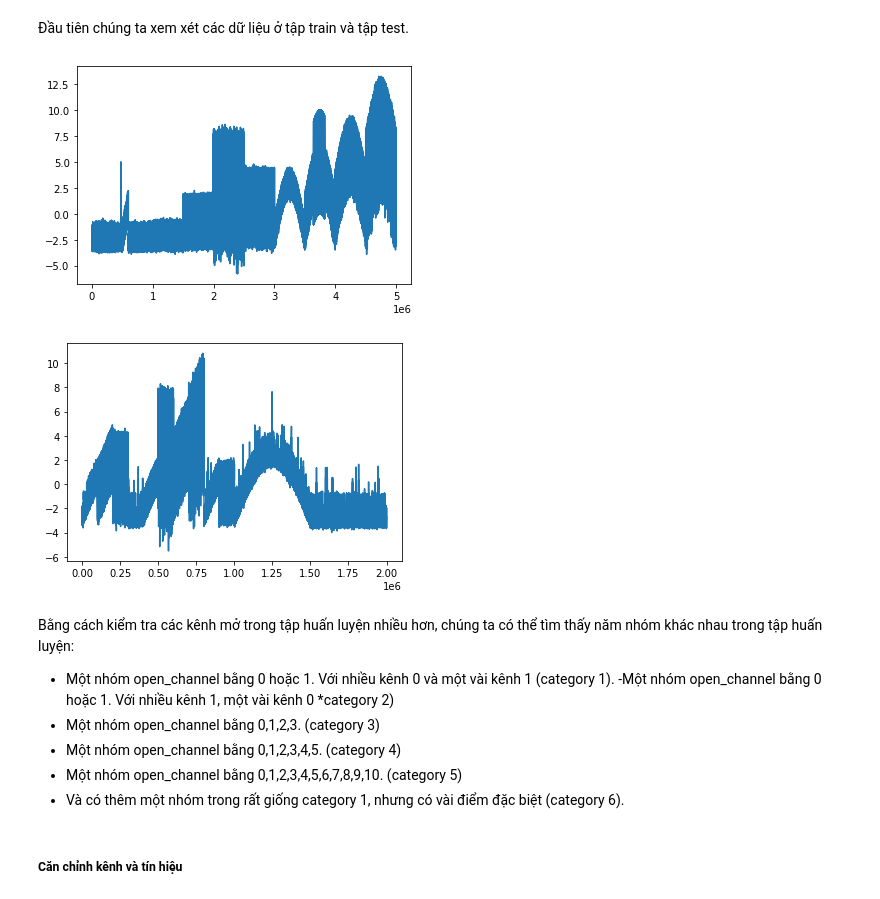
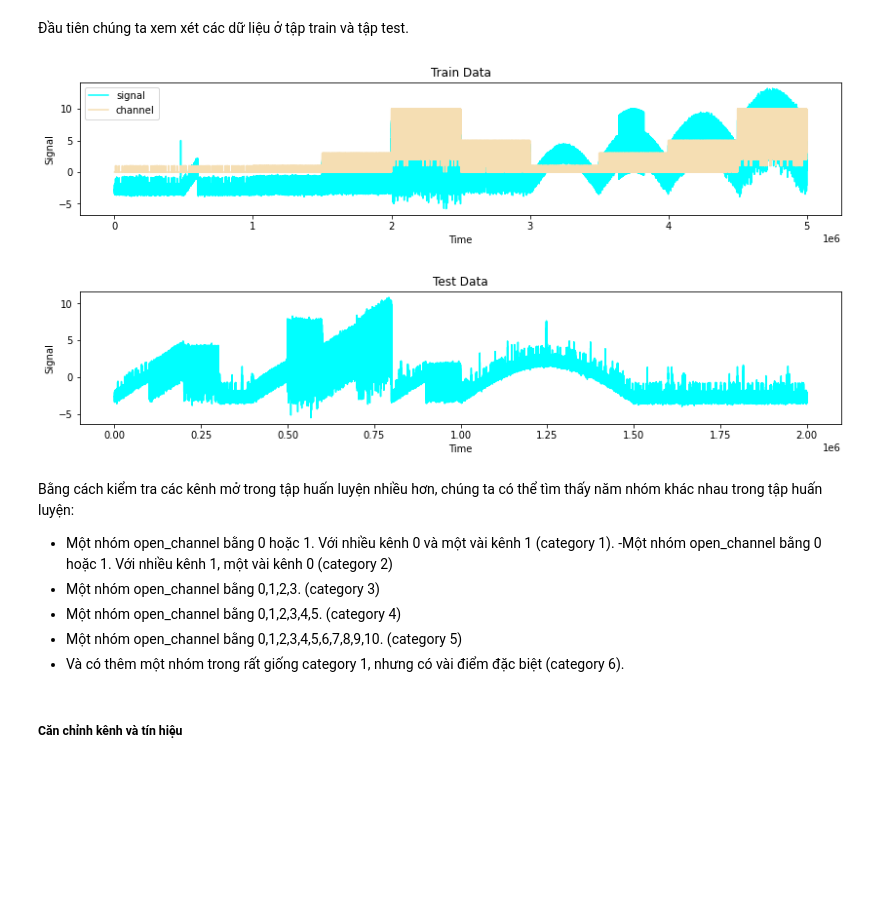
Before and after one commit to thanhtruong1712/DAMH_KHDLUD, a Jupyter notebook: Report.ipynb, the cells around one changed output. Saved outputs shown, nothing was run; the diff lists cells and outputs as text; code cells hidden in the pictures; blank space fills up the shorter version.

```diff
--- a/Report.ipynb
+++ b/Report.ipynb
@@ -70,18 +70,28 @@ test12 = pd.read_csv('./data/test.csv')
 ##### Khám phá dữ liệu
 # %% [markdown]
 Đầu tiên chúng ta xem xét các dữ liệu ở tập train và tập test.
-# %%
-plt.plot(train12['signal'], label='train signal')
-plt.show()
-plt.plot(test12['signal'], label='test signal')
-plt.show()
-# %% [output]
-[figure, removed]
-[figure, removed]
+# %%
+plt.rcParams['figure.figsize'] = [14, 2.5]
+###
+plt.plot(train12['signal'], color="cyan",label='signal');
+plt.plot(train12['open_channels'], color='wheat', label="channel");
+plt.legend();
+plt.ylabel('Signal');
+plt.xlabel('Time');
+plt.title('Train Data');
+plt.show()
+plt.plot(test12['signal'],color='cyan')
+plt.ylabel('Signal');
+plt.xlabel('Time');
+plt.title('Test Data');
+plt.show()
+# %% [output]
+[figure, added]
+[figure, added]
 # %% [markdown]
 Bằng cách kiểm tra các kênh mở trong tập huấn luyện nhiều hơn, chúng ta có thể tìm thấy năm nhóm khác nhau trong tập huấn luyện:
 - Một nhóm open_channel bằng 0 hoặc 1. Với nhiều kênh 0 và một vài kênh 1 (category 1).
--Một nhóm open_channel bằng 0 hoặc 1. Với nhiều kênh 1, một vài kênh 0 *category 2)
+-Một nhóm open_channel bằng 0 hoặc 1. Với nhiều kênh 1, một vài kênh 0 (category 2)
 - Một nhóm open_channel bằng 0,1,2,3. (category 3)
 - Một nhóm open_channel bằng 0,1,2,3,4,5. (category 4)
 - Một nhóm open_channel bằng 0,1,2,3,4,5,6,7,8,9,10. (category 5)
```
Also changed, not shown: parts of 35 cells of this notebook.
